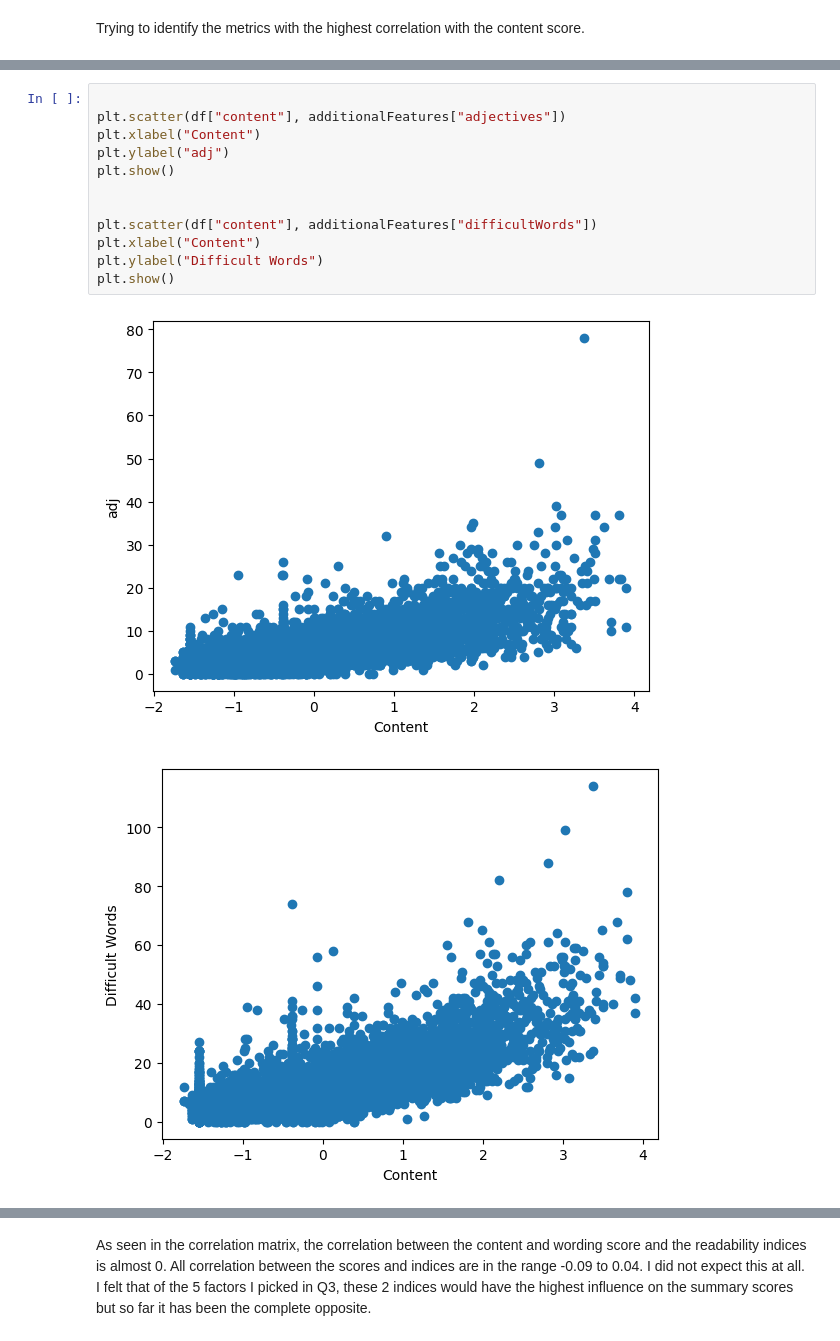
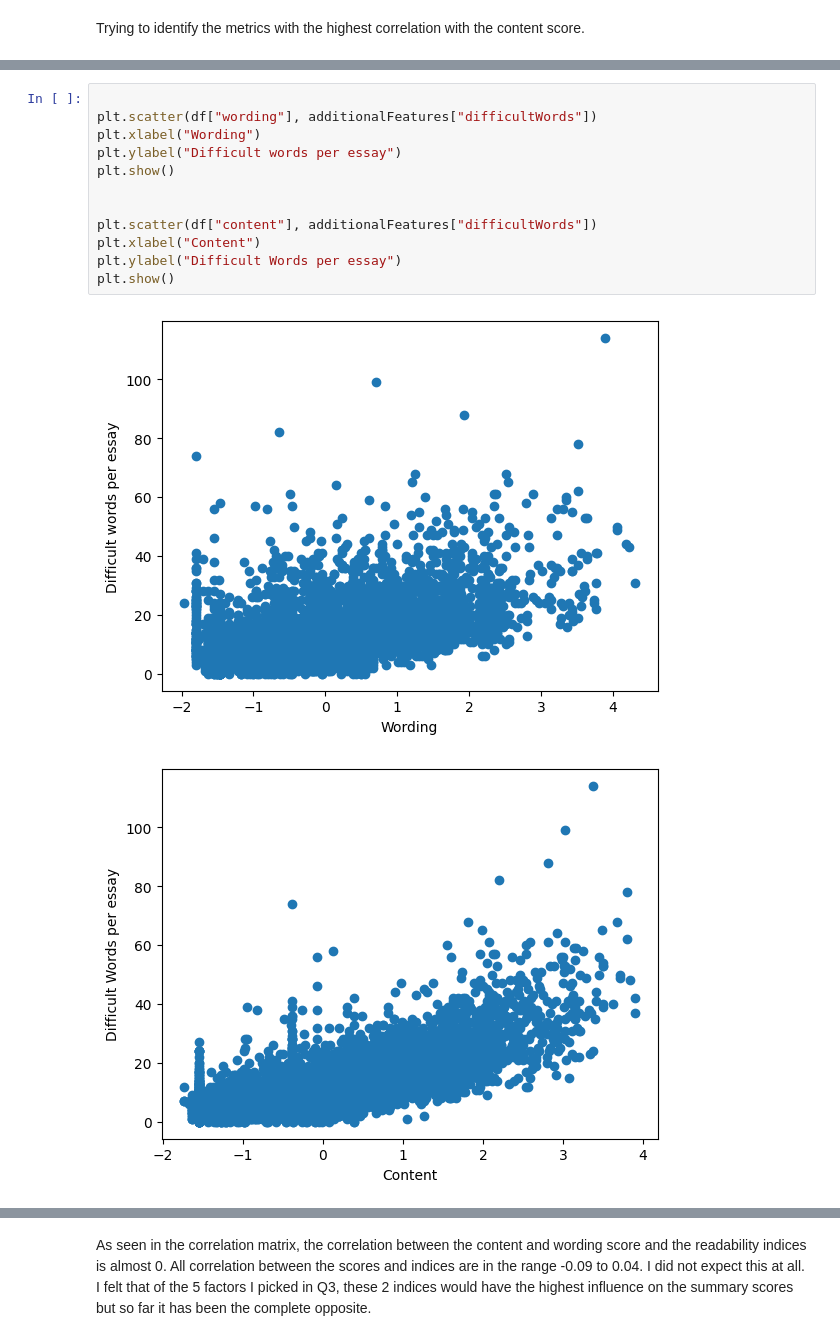
Before and after one commit to PrathameshBagal/Data-Science, a Jupyter notebook: cse519_hw2_Bagal_Prathamesh_115612879.ipynb, the cells around one changed output, grey strips where cells are left out. Cells and saved outputs as stored; diff of their text form.

```diff
--- a/cse519_hw2_Bagal_Prathamesh_115612879.ipynb
+++ b/cse519_hw2_Bagal_Prathamesh_115612879.ipynb
@@ -553,15 +746,15 @@ plt.show()
 # %%
 
-plt.scatter(df["content"], additionalFeatures["adjectives"])
-plt.xlabel("Content")
-plt.ylabel("adj")
+plt.scatter(df["wording"], additionalFeatures["difficultWords"])
+plt.xlabel("Wording")
+plt.ylabel("Difficult words per essay")
 plt.show()
 
 
 plt.scatter(df["content"], additionalFeatures["difficultWords"])
 plt.xlabel("Content")
-plt.ylabel("Difficult Words")
+plt.ylabel("Difficult Words per essay")
 plt.show()
 # %% [output]
-[figure, old version]
+[figure, new version]
-[figure, old version]
+[figure, new version]
```
Also changed, not shown: parts of 104 cells of this notebook.
